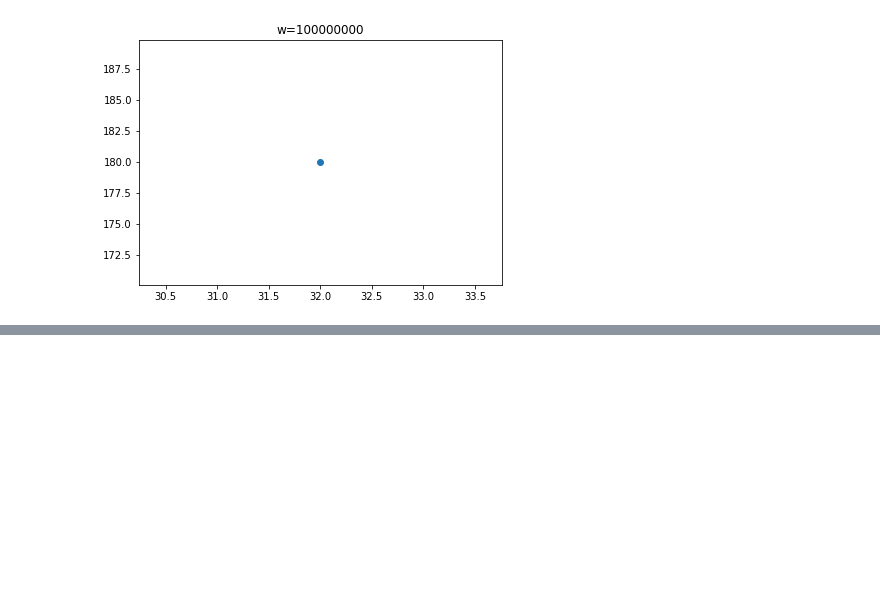
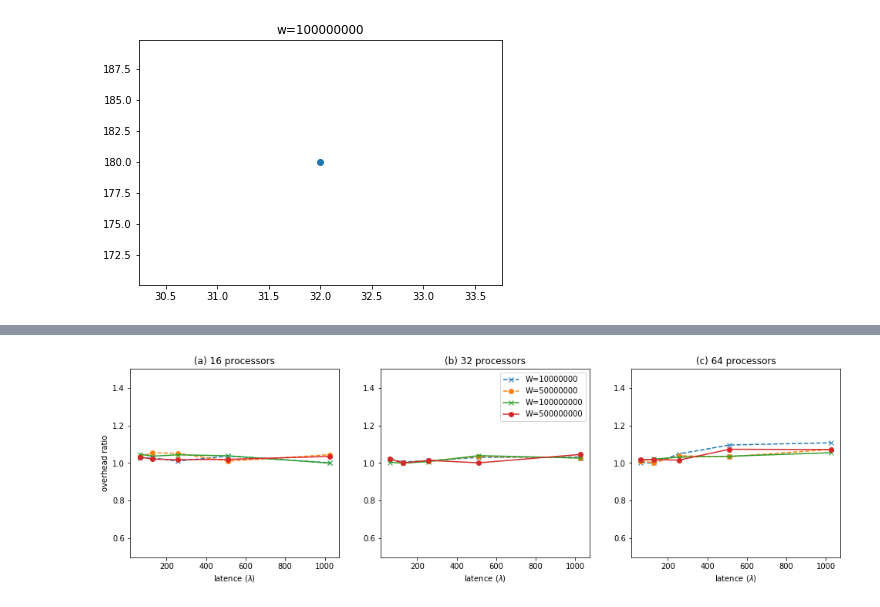
Before and after one commit to wagnerf42/ws-simulator, a Jupyter notebook: result/strategy/simulation_ipynb/simulation_thesis_proba.ipynb, the cells around one changed output, grey strips where cells are left out. Saved outputs shown, nothing was run; the diff lists cells and outputs as text; code cells hidden in the pictures; blank space fills up the shorter version.

```diff
--- a/result/strategy/simulation_ipynb/simulation_thesis_proba.ipynb
+++ b/result/strategy/simulation_ipynb/simulation_thesis_proba.ipynb
@@ -533,0 +541,36 @@ for k in best_p_e.keys():
+# %%
+fig = plt.figure()
+fig.set_size_inches(16.5, 4.5, forward=True)
+
+#plt.subplot(331)
+#plt.xlim(0.001, 0.5)
+position = 0
+#for (l,lim) in sorted({(64,3000),(128,6000),(256,10000),(512,20000)}):
+#for (l, limy, limx) in sorted({(64,0,3000),(128, 0, 6000),(256,0, 10000),(512,0, 20000)}):
+
+for p,c in sorted({(16,"(a)"),(32,"(b)"),(64,"(c)")}):
+    #position
+    position += 1
+    plt.subplot(1, 3, position)
+
+    #labels
+    plt.xlabel("latence ($\lambda$)")
+    plt.title(c+" "+str(p)+" processors")
+    if p == 16:
+        plt.ylabel("overhead ratio")
+
+    #limits
+    plt.ylim(0.5, 1.5)
+    #plt.ylim(limy, limx)
+
+    #plots
+    for w1, w2, s in sorted({(10000000,"1.$10^7$", "x--"),(50000000,"5.$10^7$", "o--"), (100000000,"1.$10^8$", "x-"), (500000000,"5.$10^8$", "o-")}):
+        data = load_file(directory + "vss_proba_"+str(p)+"_"+str(w1))
+        #plt.title("l="+str(l)+" p="+str(p)+" w="+str(w1))
+        plt.plot(overhead_ratio_05[(w1,p)].keys(), overhead_ratio_05[(w1,p)].values(), s,  label="W="+str(w1))
+
+        if p == 32:
+            plt.legend()
+        plt.savefig('../../../../../Manuscrit/manuscrit/gfx/twoClusters/overhead_ratio_05_according_rsp_l.pdf',bbox_inches='tight')
+# %% [output]
+[figure, added]
```
Also changed, not shown: parts of 3 cells of this notebook, 3 other files.
